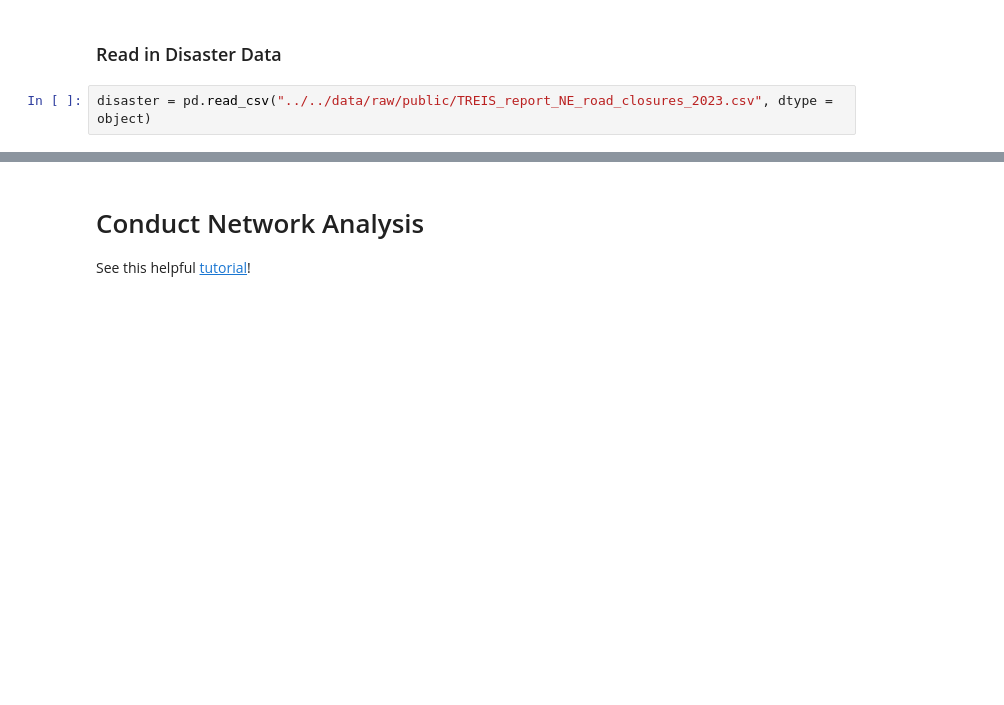
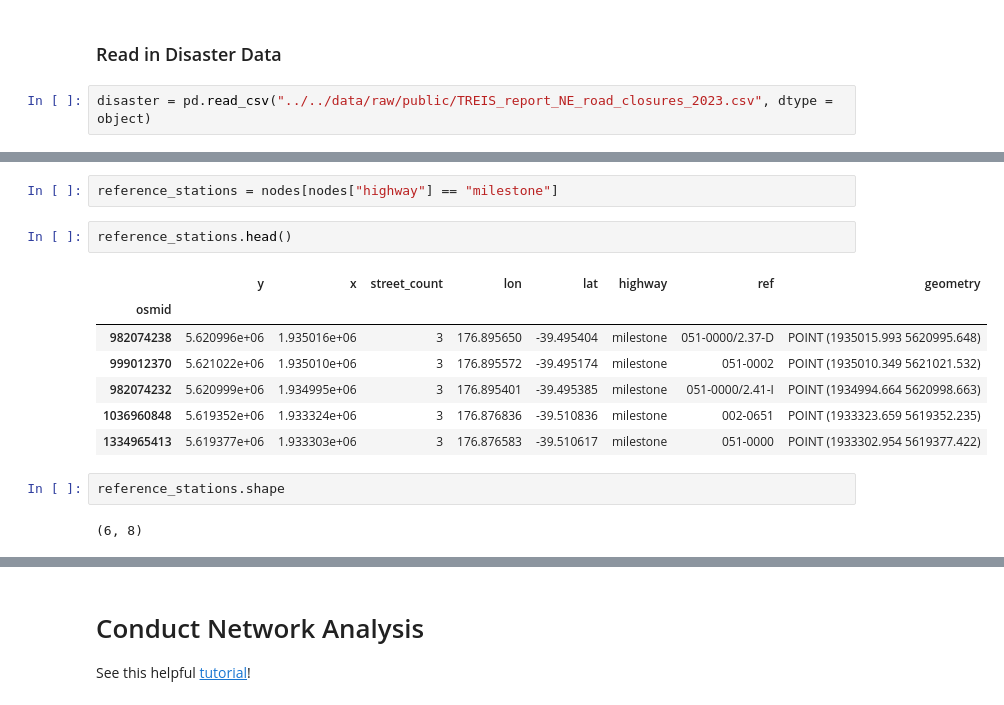
Before and after one commit to gsokolow/Flooding-and-Healthcare-2024, a Jupyter notebook: procedure/code/01-Jupyter_notebook.ipynb, the cells around one changed output, grey strips where cells are left out. Drawn from its saved outputs; the diff is of its cells as text; blank space fills up the shorter version.

```diff
--- a/procedure/code/01-Jupyter_notebook.ipynb
+++ b/procedure/code/01-Jupyter_notebook.ipynb
@@ -610,0 +626,16 @@ Alright, so that gives us 30 road closures to work with.
+# %%
+reference_stations = nodes[nodes["highway"] == "milestone"]
+# %%
+reference_stations.head()
+# %% [output]
+|  | y | x | street_count | lon | lat | highway | ref | geometry |
+| osmid |  |  |  |  |  |  |  |  |
+| 982074238 | 5.620996e+06 | 1.935016e+06 | 3 | 176.895650 | -39.495404 | milestone | 051-0000/2.37-D | POINT (1935015.993 5620995.648) |
+| 999012370 | 5.621022e+06 | 1.935010e+06 | 3 | 176.895572 | -39.495174 | milestone | 051-0002 | POINT (1935010.349 5621021.532) |
+| 982074232 | 5.620999e+06 | 1.934995e+06 | 3 | 176.895401 | -39.495385 | milestone | 051-0000/2.41-I | POINT (1934994.664 5620998.663) |
+| 1036960848 | 5.619352e+06 | 1.933324e+06 | 3 | 176.876836 | -39.510836 | milestone | 002-0651 | POINT (1933323.659 5619352.235) |
+| 1334965413 | 5.619377e+06 | 1.933303e+06 | 3 | 176.876583 | -39.510617 | milestone | 051-0000 | POINT (1933302.954 5619377.422) |
+# %%
+reference_stations.shape
+# %% [output]
+(6, 8)
```
Also changed, not shown: parts of 12 cells of this notebook, 4 other files.
